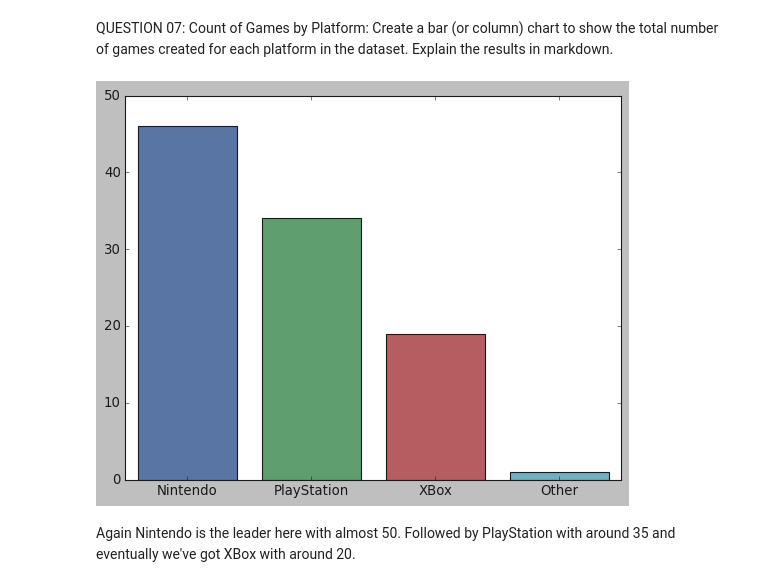
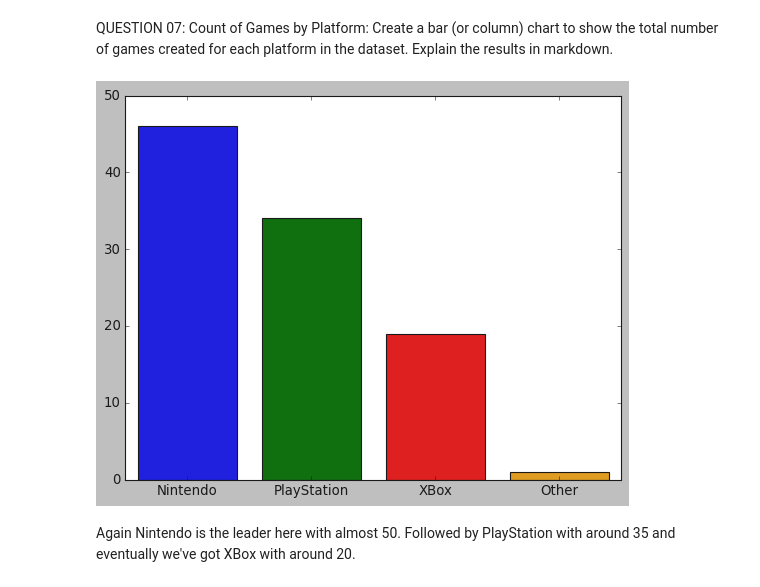
Before and after one commit to 3Grey6Jedi9/Data-Analysis-Project-06, a Jupyter notebook: Video Game Sales.ipynb, the cells around one changed output. Cells and saved outputs as stored; diff of their text form; code cells hidden in the pictures.

```diff
--- a/Video Game Sales.ipynb
+++ b/Video Game Sales.ipynb
@@ -248,16 +248,16 @@ QUESTION 07: Count of Games by Platform: Create a bar (or column) chart to show
 # %%
 nintendo = video_game[video_game['Platform']=='Nintendo']
 playstation = video_game[video_game['Platform']=='PlayStation']
 xbox = video_game[video_game['Platform']=='XBox']
 other = video_game[video_game['Platform']=='Other']
 
 platform_values = np.array([len(nintendo), len(playstation), len(xbox), len(other)])
 platform_labels = np.array(['Nintendo', 'PlayStation', 'XBox', 'Other'])
 
-sns.barplot(x=platform_labels, y=platform_values)
+sns.barplot(x=platform_labels, y=platform_values, palette=['Blue', 'Green','Red','Orange'])
 plt.show()
 # %% [output]
-[figure, old version]
+[figure, new version]
 # %% [markdown]
 Again Nintendo is the leader here with almost 50. Followed by PlayStation with around 35 and eventually we've got XBox with around 20.
 # %% [markdown]
```
